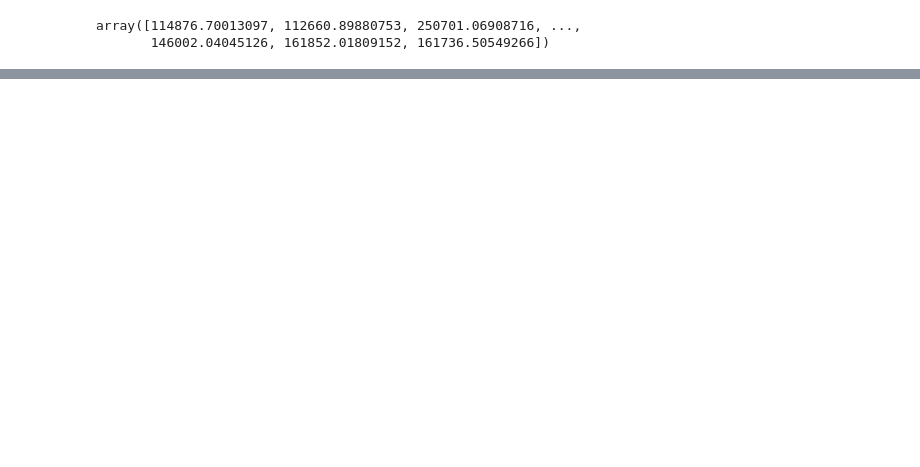
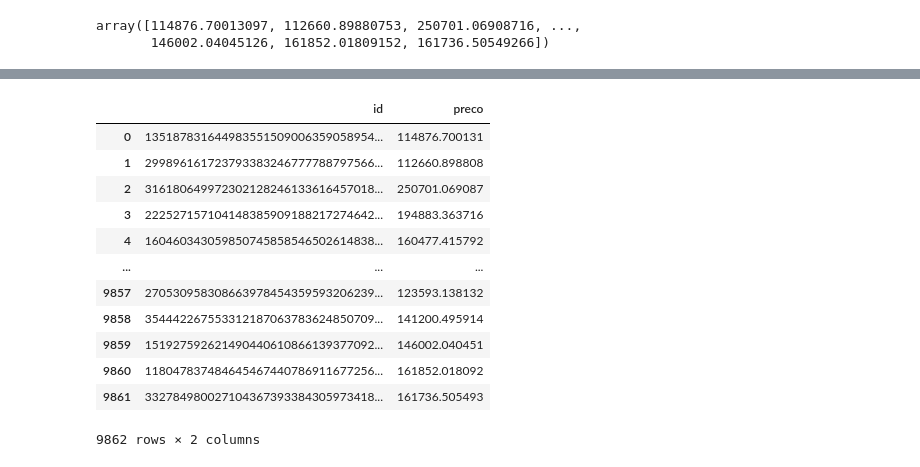
Before and after one commit to renatoinomata/indicium-data-science, a Jupyter notebook: machine_learning.ipynb, the cells around one changed output, grey strips where cells are left out. Saved outputs shown, nothing was run; the diff lists cells and outputs as text; code cells hidden in the pictures; blank space fills up the shorter version.

```diff
--- a/machine_learning.ipynb
+++ b/machine_learning.ipynb
@@ -819,3 +830,19 @@ df_pred.head()
 df_pred_resumo = df_pred[['id', 'preco']]
 
 df_pred_resumo.to_csv('predicted.csv', sep=';', index=False)
+# %%
+df_pred_resumo
+# %% [output]
+|  | id | preco |
+| 0 | 135187831644983551509006359058954... | 114876.700131 |
+| 1 | 299896161723793383246777788797566... | 112660.898808 |
+| 2 | 316180649972302128246133616457018... | 250701.069087 |
+| 3 | 222527157104148385909188217274642... | 194883.363716 |
+| 4 | 160460343059850745858546502614838... | 160477.415792 |
+| ... | ... | ... |
+| 9857 | 270530958308663978454359593206239... | 123593.138132 |
+| 9858 | 354442267553312187063783624850709... | 141200.495914 |
+| 9859 | 151927592621490440610866139377092... | 146002.040451 |
+| 9860 | 118047837484645467440786911677256... | 161852.018092 |
+| 9861 | 332784980027104367393384305973418... | 161736.505493 |
+9862 rows × 2 columns
```
Also changed, not shown: parts of 15 cells of this notebook, 1 other file.
